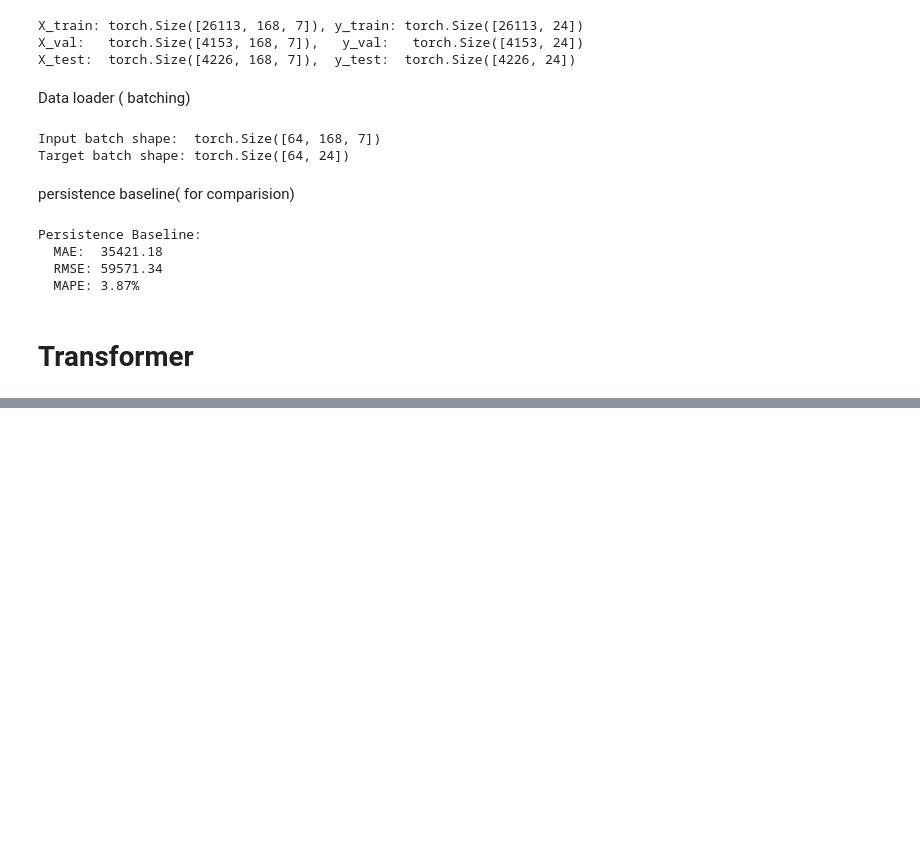
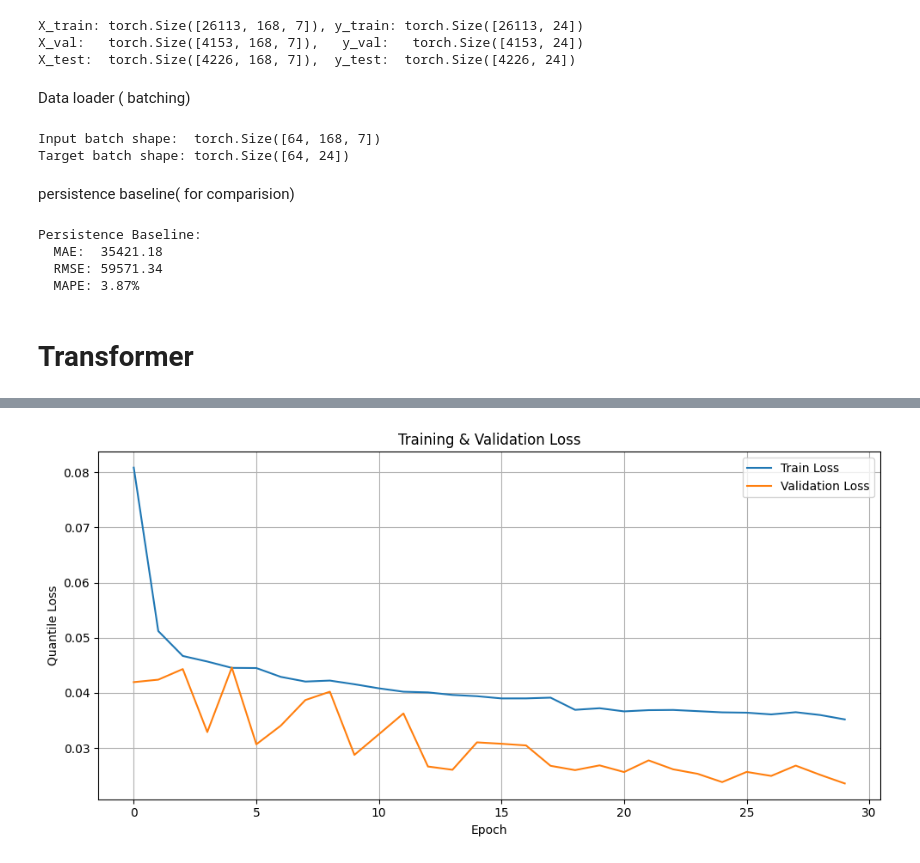
Before and after one commit to aver81/deep_learning_project, a Jupyter notebook: experimentation/transformers.ipynb, the cells around one changed output, grey strips where cells are left out. Drawn from its saved outputs; the diff is of its cells as text; code cells hidden in the pictures; blank space fills up the shorter version.

Commit message:
transformer complete codebase update

```diff
--- a/experimentation/transformers.ipynb
+++ b/experimentation/transformers.ipynb
@@ -75,0 +58,8 @@ Index(['total_load', 'hour_of_day', 'day_of_week', 'is_weekend', 'month',
+# %%
+def aggregate_data(df):
+  df["total_load"] = df.sum(axis=1)
+  df_hourly = df["total_load"].resample("H").sum().to_frame()
+  df_hourly.head()
+  return df_hourly
+# %%
+df_hourly = aggregate_data(df)
@@ -75,0 +95,4 @@ Index(['total_load', 'hour_of_day', 'day_of_week', 'is_weekend', 'month',
+# %%
+df_features = create_features(df_hourly)
+print(df_features.head())
+print(df_features.columns)
@@ -296,0 +371,8 @@ IndexError: too many indices for tensor of dimension 2
+# %%
+device = torch.device('cuda' if torch.cuda.is_available() else 'cpu')
+print(f"Using device: {device}")
+
+model = ElectricityTransformer().to(device)
+criterion = QuantileLoss(quantiles=[0.1, 0.5, 0.9])
+
+model, train_losses, val_losses = train_model(model, train_loader, val_loader, criterion, num_epochs=30, device=device)
@@ -296,0 +457,65 @@ IndexError: too many indices for tensor of dimension 2
+# %%
+import matplotlib.pyplot as plt
+
+# --- Plot 1: Training & Validation Loss Curves ---
+def plot_loss_curves(train_losses, val_losses):
+    plt.figure(figsize=(10, 5))
+    plt.plot(train_losses, label='Train Loss')
+    plt.plot(val_losses, label='Validation Loss')
+    plt.xlabel('Epoch')
+    plt.ylabel('Quantile Loss')
+    plt.title('Training & Validation Loss')
+    plt.legend()
+    plt.grid(True)
+    plt.tight_layout()
+    plt.show()
+
+plot_loss_curves(train_losses, val_losses)
+
+
+# --- Plot 2: 24-Hour Forecast with Uncertainty Bands ---
+def plot_forecast_with_bands(actuals, q10, q50, q90, sample_idx=0):
+    hours = np.arange(1, 25)
+
+    plt.figure(figsize=(12, 5))
+    plt.plot(hours, actuals[sample_idx], label='Actual', color='black', linewidth=2)
+    plt.plot(hours, q50[sample_idx], label='Predicted (Median)', color='blue', linewidth=2)
+    plt.fill_between(hours, q10[sample_idx], q90[sample_idx], alpha=0.3, color='blue', label='10th-90th Percentile')
+    plt.xlabel('Forecast Hour')
+    plt.ylabel('Electricity Load')
+    plt.title('24-Hour Forecast with Uncertainty Bands')
+    plt.legend()
+    plt.grid(True)
+    plt.tight_layout()
+    plt.show()
+
+# Plot a few different samples
+plot_forecast_with_bands(actuals, q10, q50, q90, sample_idx=0)
+plot_forecast_with_bands(actuals, q10, q50, q90, sample_idx=100)
+plot_forecast_with_bands(actuals, q10, q50, q90, sample_idx=500)
+
+
+# --- Plot 3: Baseline vs Transformer Comparison Bar Chart ---
+def plot_comparison():
+    metrics = ['MAE', 'RMSE', 'MAPE (%)']
+    baseline_vals = [35421.18, 59571.34, 3.87]
+    transformer_vals = [30538.59, 44976.27, 3.30]
+
+    fig, axes = plt.subplots(1, 3, figsize=(14, 5))
+
+    for i, (metric, base, trans) in enumerate(zip(metrics, baseline_vals, transformer_vals)):
+        axes[i].bar(['Baseline', 'Transformer'], [base, trans], color=['gray', 'steelblue'])
+        axes[i].set_title(metric)
+        axes[i].set_ylabel(metric)
+
+        # Add value labels on bars
+        axes[i].text(0, base + base * 0.02, f'{base:.2f}', ha='center', fontweight='bold')
+        axes[i].text(1, trans + trans * 0.02, f'{trans:.2f}', ha='center', fontweight='bold')
+
+    plt.suptitle('Persistence Baseline vs Transformer', fontsize=14)
+    plt.tight_layout()
+    plt.show()
+
+plot_comparison()
+# %% [output]
+[figure, added]
```
Also changed, not shown: parts of 10 cells of this notebook.
